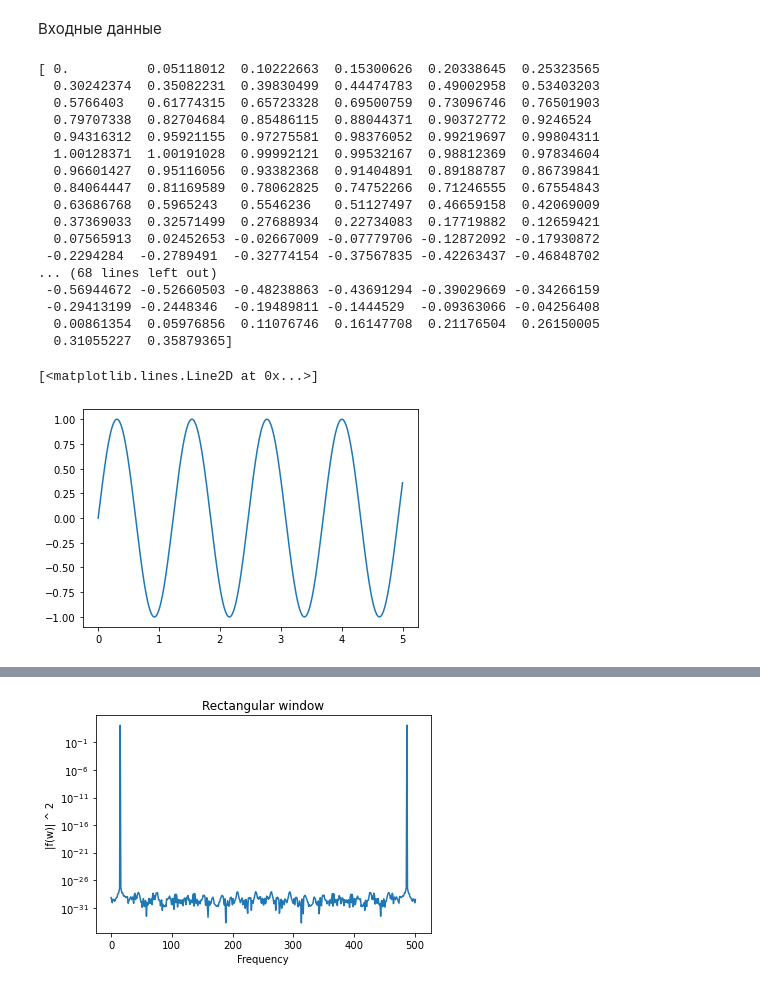
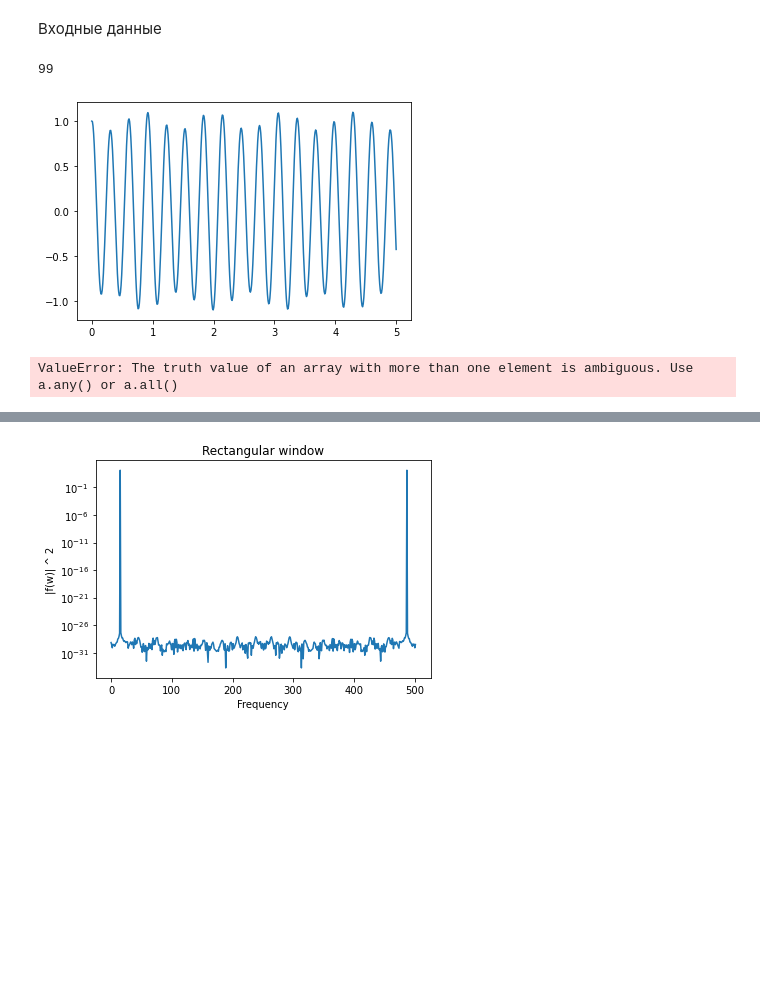
Before and after one commit to GertCell/PhysDep, a Jupyter notebook: Task 12 FFT/Task 12 FFT.ipynb, the cells around one changed output, grey strips where cells are left out. Saved outputs shown, nothing was run; the diff lists cells and outputs as text; code cells hidden in the pictures; blank space fills up the shorter version.

```diff
--- a/Task 12 FFT/Task 12 FFT.ipynb
+++ b/Task 12 FFT/Task 12 FFT.ipynb
@@ -9,43 +10,31 @@ from scipy.fft import fft, fftfreq
 # %% [markdown]
 Входные данные
 # %%
-a_0 = 1
-a_1 = 0.002
+a_0 = 0.1
+a_1 = 1
 
-w_0 = 5.1
-w_1 = 5
+w_0 = 15
+w_1 = 20.5
 
 
 DURATION = 5
 SAMPLE_RATE = 100
 
 
 t = np.linspace(0, DURATION, SAMPLE_RATE*DURATION)
 
-f = lambda t: a_0*np.sin(w_0*t) + a_1*np.sin(w_1*t)
+f = lambda t: a_0*np.sin(w_0*t) + a_1*np.cos(w_1*t)
 F = f(t)
-print(F)
+
 plt.plot(t, f(t))
+
+window = signal.hann(99)
+print(len(window))
 # %% [output]
-[ 0.          0.05118012  0.10222663  0.15300626  0.20338645  0.25323565
-  0.30242374  0.35082231  0.39830499  0.44474783  0.49002958  0.53403203
-  0.5766403   0.61774315  0.65723328  0.69500759  0.73096746  0.76501903
-  0.79707338  0.82704684  0.85486115  0.88044371  0.90372772  0.9246524
-  0.94316312  0.95921155  0.97275581  0.98376052  0.99219697  0.99804311
-  1.00128371  1.00191028  0.99992121  0.99532167  0.98812369  0.97834604
-  0.96601427  0.95116056  0.93382368  0.91404891  0.89188787  0.86739841
-  0.84064447  0.81169589  0.78062825  0.74752266  0.71246555  0.67554843
-  0.63686768  0.5965243   0.5546236   0.51127497  0.46659158  0.42069009
-  0.37369033  0.32571499  0.27688934  0.22734083  0.17719882  0.12659421
-  0.07565913  0.02452653 -0.02667009 -0.07779706 -0.12872092 -0.17930872
- -0.2294284  -0.2789491  -0.32774154 -0.37567835 -0.42263437 -0.46848702
-... (68 lines left out)
- -0.56944672 -0.52660503 -0.48238863 -0.43691294 -0.39029669 -0.34266159
- -0.29413199 -0.2448346  -0.19489811 -0.1444529  -0.09363066 -0.04256408
-  0.00861354  0.05976856  0.11076746  0.16147708  0.21176504  0.26150005
-  0.31055227  0.35879365]
+99
-[<matplotlib.lines.Line2D at 0x...>]
-[figure, old version]
+[figure, new version]
 # %%
-yf = fft(F)
+yf = fft(window, F)
 xf = fftfreq(DURATION*SAMPLE_RATE, 1/SAMPLE_RATE)
+# %% [output]
+ValueError: The truth value of an array with more than one element is ambiguous. Use a.any() or a.all()
```
Also changed, not shown: parts of 6 cells of this notebook.
